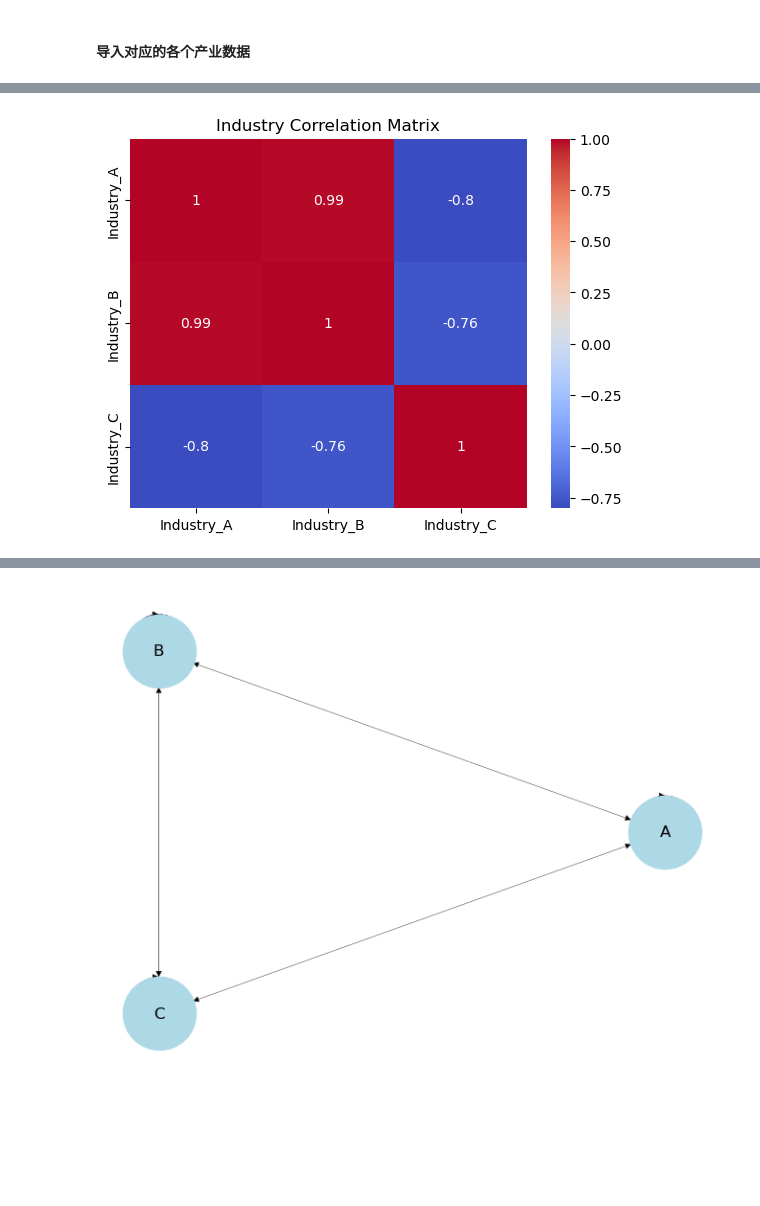
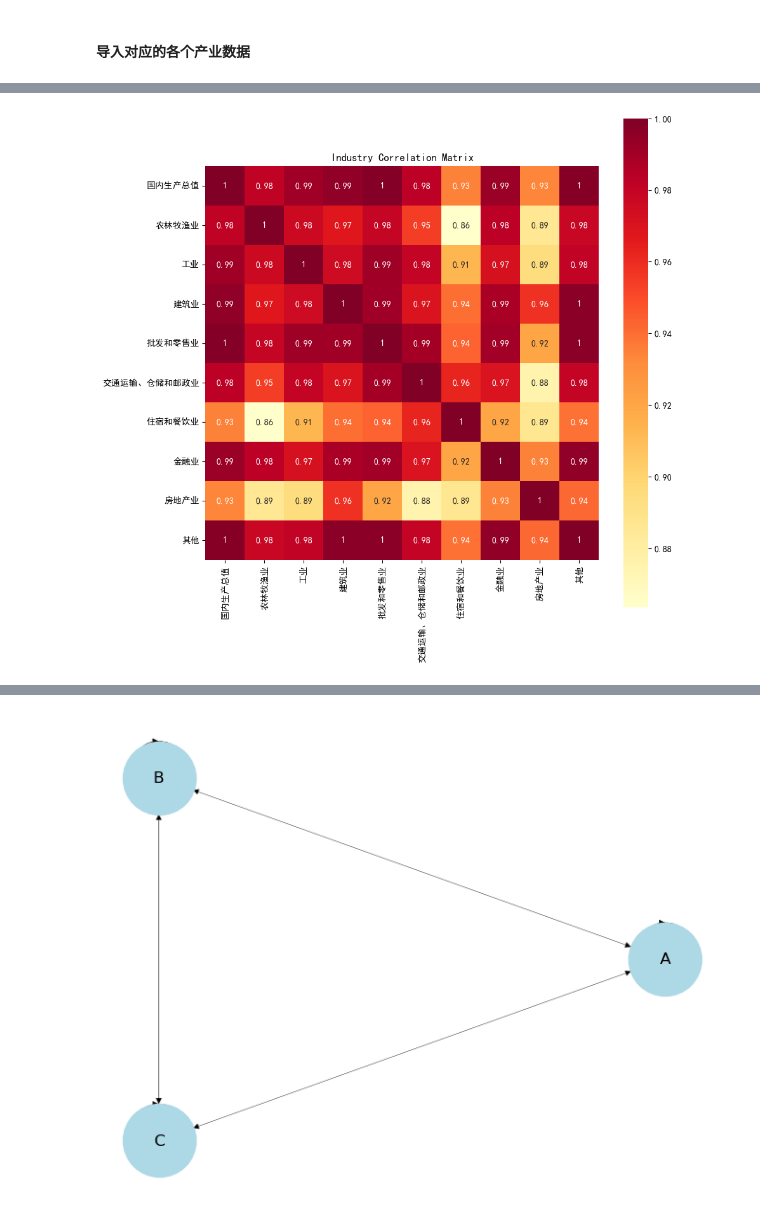
Before and after one commit to Czhongshao/2025-HSB, a Jupyter notebook: code/q1/q1.ipynb, the cells around one changed output, grey strips where cells are left out. Saved outputs shown, nothing was run; the diff lists cells and outputs as text; code cells hidden in the pictures; blank space fills up the shorter version.

```diff
--- a/code/q1/q1.ipynb
+++ b/code/q1/q1.ipynb
@@ -9,13 +9,20 @@ import pandas as pd
 import matplotlib as mpl
 import matplotlib.pyplot as plt
 import seaborn as sns
+
+# 防止绘图中文乱码
+mpl.rcParams['font.family'] = 'SimHei'  # 使用黑体
+mpl.rcParams['axes.unicode_minus'] = False  # 正确显示负号
 # %% [markdown]
 #### 导入对应的各个产业数据
 # %%
 # 导入相关数据
-# 示例数据
-data = pd.DataFrame({
-    'Industry_A': [0.2, 0.3, 0.25, 0.28],
-    'Industry_B': [0.15, 0.35, 0.22, 0.30],
-    'Industry_C': [0.4, 0.25, 0.30, 0.35]
-})
+
+df=pd.read_excel('../../data/近十年各行业生产总值数据表.xlsx',sheet_name='Sheet1')
+df
+
+# data = pd.DataFrame({
+#     'Industry_A': [0.2, 0.3, 0.25, 0.28],
+#     'Industry_B': [0.15, 0.35, 0.22, 0.30],
+#     'Industry_C': [0.4, 0.25, 0.30, 0.35]
+# })
@@ -21,0 +41,8 @@ data = pd.DataFrame({
+# %%
+# df.columns[['年份', '国民总收入', '国内生产总值', '第一产业', '第二产业', '第三产业', '农林牧渔业', '工业', '建筑业', '批发和零售业', '交通运输、仓储和邮政业', '住宿和餐饮业', '金融业', '房地产业', '其他', '人均国民总收入 (元)', '人均国内生产总值 (元)']]
+# df1 = df
+
+# 选择特定的列来创建一个新的DataFrame
+df1 = df[['国内生产总值', '农林牧渔业', '工业', '建筑业', '批发和零售业', '交通运输、仓储和邮政业', '住宿和餐饮业', '金融业', '房地产业', '其他']]
+
+df1
@@ -22,8 +61,10 @@ data = pd.DataFrame({
 # %%
 # 1. 相关分析
-correlation_matrix = data.corr()
-sns.heatmap(correlation_matrix, annot=True, cmap="coolwarm")
-plt.title("Industry Correlation Matrix")
+
+correlation_matrix = df1.corr()
+plt.figure(figsize=(10,10))
+sns.heatmap(correlation_matrix, vmax=1, square=True,annot=True,cmap='YlOrRd')
+plt.title("Industry Correlation Matrix(行业相关性矩阵)")
 plt.show()
 # %% [output]
-[figure, old version]
+[figure, new version]
```
Also changed, not shown: parts of 5 cells of this notebook, 2 other files.
